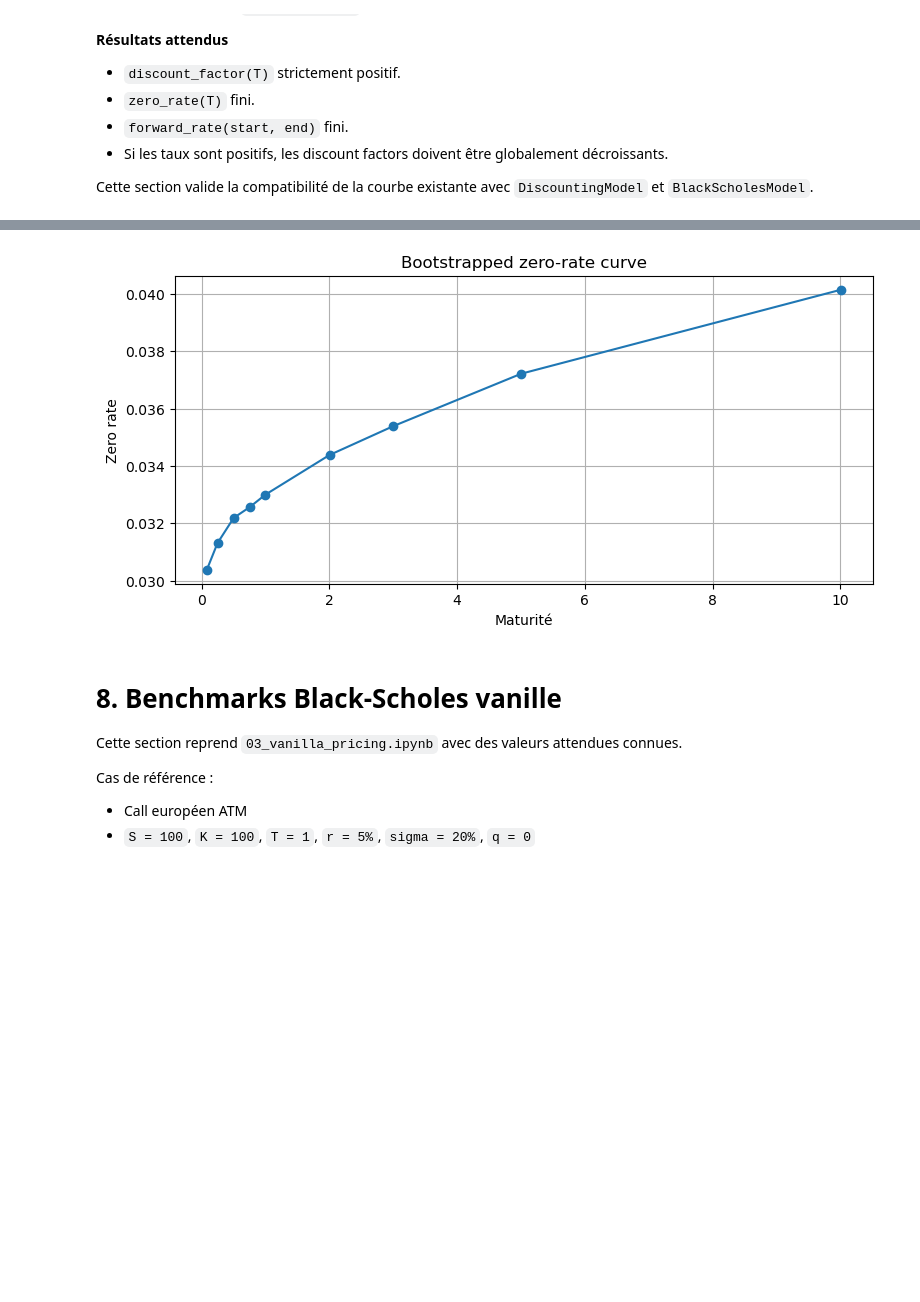
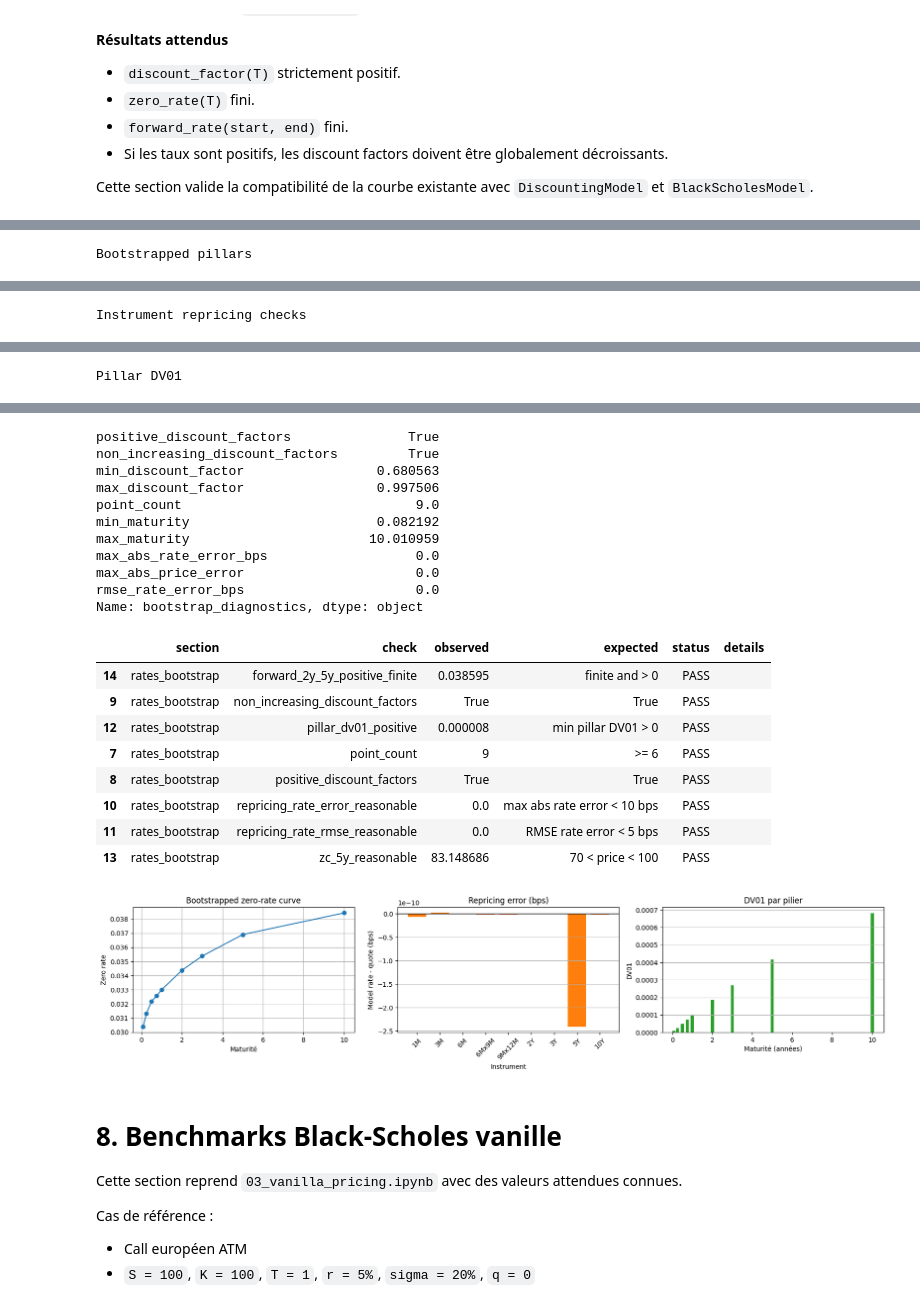
Before and after one commit to alixgrg/structured-products-pricer, a Jupyter notebook: notebooks/00_benchmark_pricer_v2_stabilized.ipynb, the cells around one changed output, grey strips where cells are left out. Saved outputs shown, nothing was run; the diff lists cells and outputs as text; code cells hidden in the pictures; blank space fills up the shorter version.

```diff
--- a/notebooks/00_benchmark_pricer_v2_stabilized.ipynb
+++ b/notebooks/00_benchmark_pricer_v2_stabilized.ipynb
@@ -702,12 +710,29 @@ if ADVANCED_RATES_AVAILABLE:
     boot_result = bootstrap_yield_curve(bootstrap_market)
     boot_curve = boot_result.curve
 
+    print("Bootstrapped pillars")
     display(boot_result.points)
+
+    print("Instrument repricing checks")
+    display(
+        boot_result.instrument_checks.sort_values(["instrument_type", "maturity_years"]).reset_index(drop=True)
+    )
+
+    print("Pillar DV01")
+    display(boot_result.pillar_dv01.sort_values("maturity_years").reset_index(drop=True))
+
     display(pd.Series(boot_result.diagnostics, name="bootstrap_diagnostics"))
 
     check_true("rates_bootstrap", "point_count", len(boot_result.points) >= 6, observed=len(boot_result.points), expected=">= 6")
     check_true("rates_bootstrap", "positive_discount_factors", bool(boot_result.diagnostics.get("positive_discount_factors")), observed=boot_result.diagnostics.get("positive_discount_factors"), expected="True")
     check_true("rates_bootstrap", "non_increasing_discount_factors", bool(boot_result.diagnostics.get("non_increasing_discount_factors")), observed=boot_result.diagnostics.get("non_increasing_discount_factors"), expected="True")
+
+    max_abs_rate_error_bps = float(boot_result.instrument_checks["rate_error_bps"].abs().max())
+    rmse_rate_error_bps = float(np.sqrt(np.mean(np.square(boot_result.instrument_checks["rate_error_bps"]))))
+
+    check_true("rates_bootstrap", "repricing_rate_error_reasonable", max_abs_rate_error_bps < 10.0, observed=max_abs_rate_error_bps, expected="max abs rate error < 10 bps")
+    check_true("rates_bootstrap", "repricing_rate_rmse_reasonable", rmse_rate_error_bps < 5.0, observed=rmse_rate_error_bps, expected="RMSE rate error < 5 bps")
+    check_true("rates_bootstrap", "pillar_dv01_positive", bool((boot_result.pillar_dv01["pillar_dv01"] > 0.0).all()), observed=float(boot_result.pillar_dv01["pillar_dv01"].min()), expected="min pillar DV01 > 0")
 
     zc_5y = 100.0 * boot_curve.discount_factor(5.0)
     fwd_2_5 = boot_curve.forward_rate(2.0, 5.0)
@@ -727,11 +752,34 @@ else:
 display(show_checks("rates_bootstrap"))
 
 if RUN_PLOTS and plt is not None and boot_result is not None:
-    plt.figure(figsize=(9, 4))
-    plt.plot(boot_result.points["maturity_years"], boot_result.points["zero_rate"], marker="o")
-    plt.title("Bootstrapped zero-rate curve")
-    plt.xlabel("Maturité")
-    plt.ylabel("Zero rate")
-    plt.grid(True)
+    fig, axes = plt.subplots(1, 3, figsize=(17, 4))
+
+    axes[0].plot(boot_result.points["maturity_years"], boot_result.points["zero_rate"], marker="o")
+    axes[0].set_title("Bootstrapped zero-rate curve")
+    axes[0].set_xlabel("Maturité")
+    axes[0].set_ylabel("Zero rate")
+    axes[0].grid(True)
+
+    axes[1].bar(
+        boot_result.instrument_checks["tenor"].astype(str),
+        boot_result.instrument_checks["rate_error_bps"],
+        color="tab:orange",
+    )
+    axes[1].axhline(0.0, color="black", linewidth=1)
+    axes[1].set_title("Repricing error (bps)")
+    axes[1].set_xlabel("Instrument")
+    axes[1].set_ylabel("Model rate - quote (bps)")
+    axes[1].tick_params(axis="x", rotation=45)
+    axes[1].grid(True, axis="y")
+
+    dv01_plot = boot_result.pillar_dv01.sort_values("maturity_years")
+    axes[2].bar(dv01_plot["maturity_years"], dv01_plot["pillar_dv01"], width=0.15, color="tab:green")
+    axes[2].set_title("DV01 par pilier")
+    axes[2].set_xlabel("Maturité (années)")
+    axes[2].set_ylabel("DV01")
+    axes[2].grid(True, axis="y")
+
+    plt.tight_layout()
     plt.show()
 # %% [output]
+Bootstrapped pillars
@@ -755,0 +796 @@ Name: bootstrap_diagnostics, dtype: object
+Instrument repricing checks
@@ -761,0 +807 @@ Name: bootstrap_diagnostics, dtype: object
+Pillar DV01
@@ -762,4 +818,24 @@ Name: bootstrap_diagnostics, dtype: object
+positive_discount_factors               True
+non_increasing_discount_factors         True
+min_discount_factor                 0.680563
+max_discount_factor                 0.997506
+point_count                              9.0
+min_maturity                        0.082192
+max_maturity                       10.010959
+max_abs_rate_error_bps                   0.0
+max_abs_price_error                      0.0
+rmse_rate_error_bps                      0.0
+Name: bootstrap_diagnostics, dtype: object
+|  | section | check | observed | expected | status | details |
+| 14 | rates_bootstrap | forward_2y_5y_positive_finite | 0.038595 | finite and > 0 | PASS |  |
+| 9 | rates_bootstrap | non_increasing_discount_factors | True | True | PASS |  |
+| 12 | rates_bootstrap | pillar_dv01_positive | 0.000008 | min pillar DV01 > 0 | PASS |  |
+| 7 | rates_bootstrap | point_count | 9 | >= 6 | PASS |  |
+| 8 | rates_bootstrap | positive_discount_factors | True | True | PASS |  |
+| 10 | rates_bootstrap | repricing_rate_error_reasonable | 0.0 | max abs rate error < 10 bps | PASS |  |
+| 11 | rates_bootstrap | repricing_rate_rmse_reasonable | 0.0 | RMSE rate error < 5 bps | PASS |  |
+| 13 | rates_bootstrap | zc_5y_reasonable | 83.148686 | 70 < price < 100 | PASS |  |
-[figure, old version]
+[figure, new version]
 # %% [markdown]
 # 8. Benchmarks Black-Scholes vanille
 
```
Also changed, not shown: parts of 23 cells of this notebook, 32 other files.
